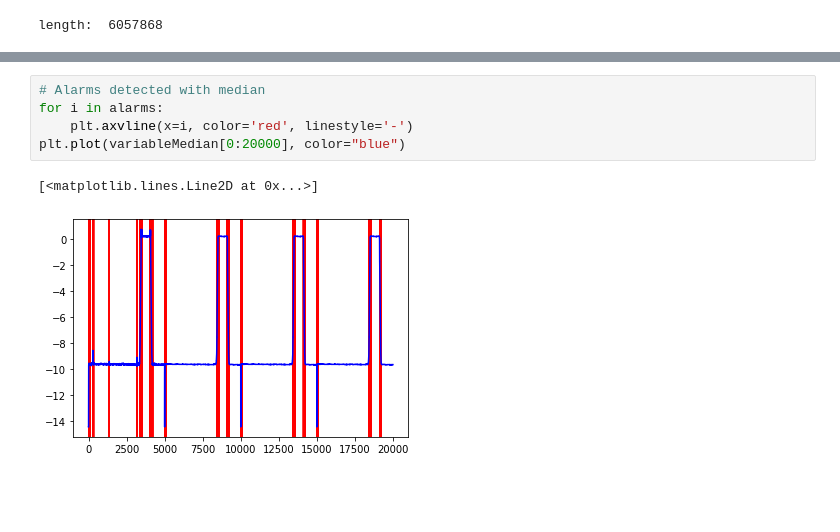
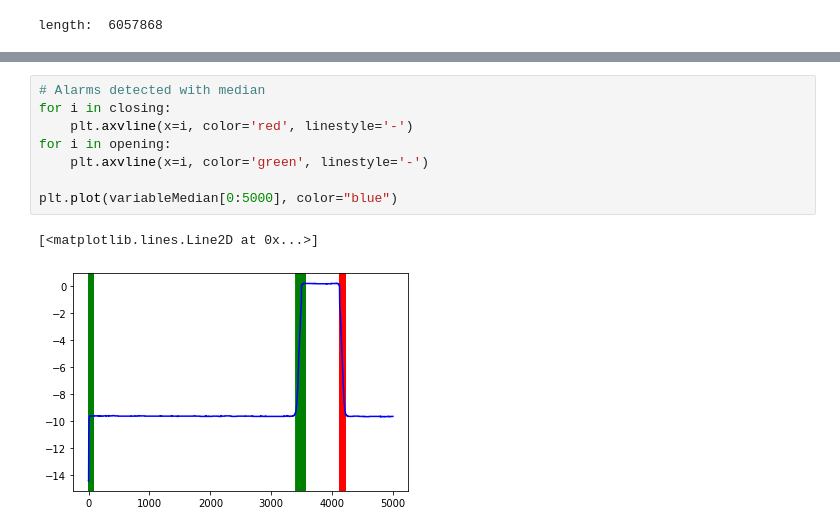
Before and after one commit to marcvernet31/door_opening, a Jupyter notebook: notebooks/development.ipynb, the cells around one changed output, grey strips where cells are left out. Drawn from its saved outputs; the diff is of its cells as text; blank space fills up the shorter version.

```diff
--- a/notebooks/development.ipynb
+++ b/notebooks/development.ipynb
@@ -114,9 +165,12 @@ for i in range(0, 20000):
     change.append(alarmCounter)
 # %%
 # Alarms detected with median
-for i in alarms:
+for i in closing:
     plt.axvline(x=i, color='red', linestyle='-')
-plt.plot(variableMedian[0:20000], color="blue")
+for i in opening:
+    plt.axvline(x=i, color='green', linestyle='-')
+
+plt.plot(variableMedian[0:5000], color="blue")
 # %% [output]
 [<matplotlib.lines.Line2D at 0x...>]
-[figure, old version]
+[figure, new version]
```
Also changed, not shown: parts of 5 cells of this notebook.
